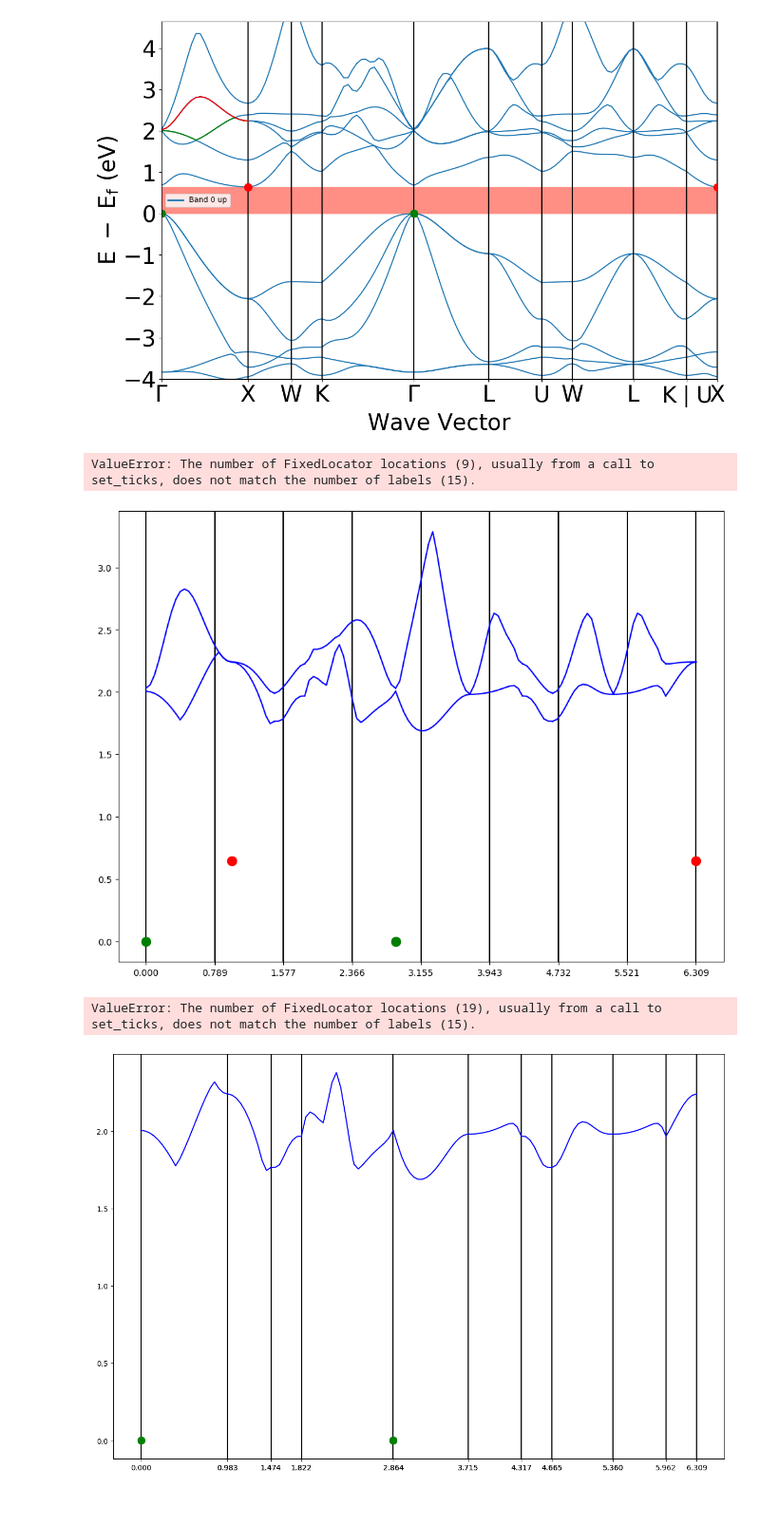
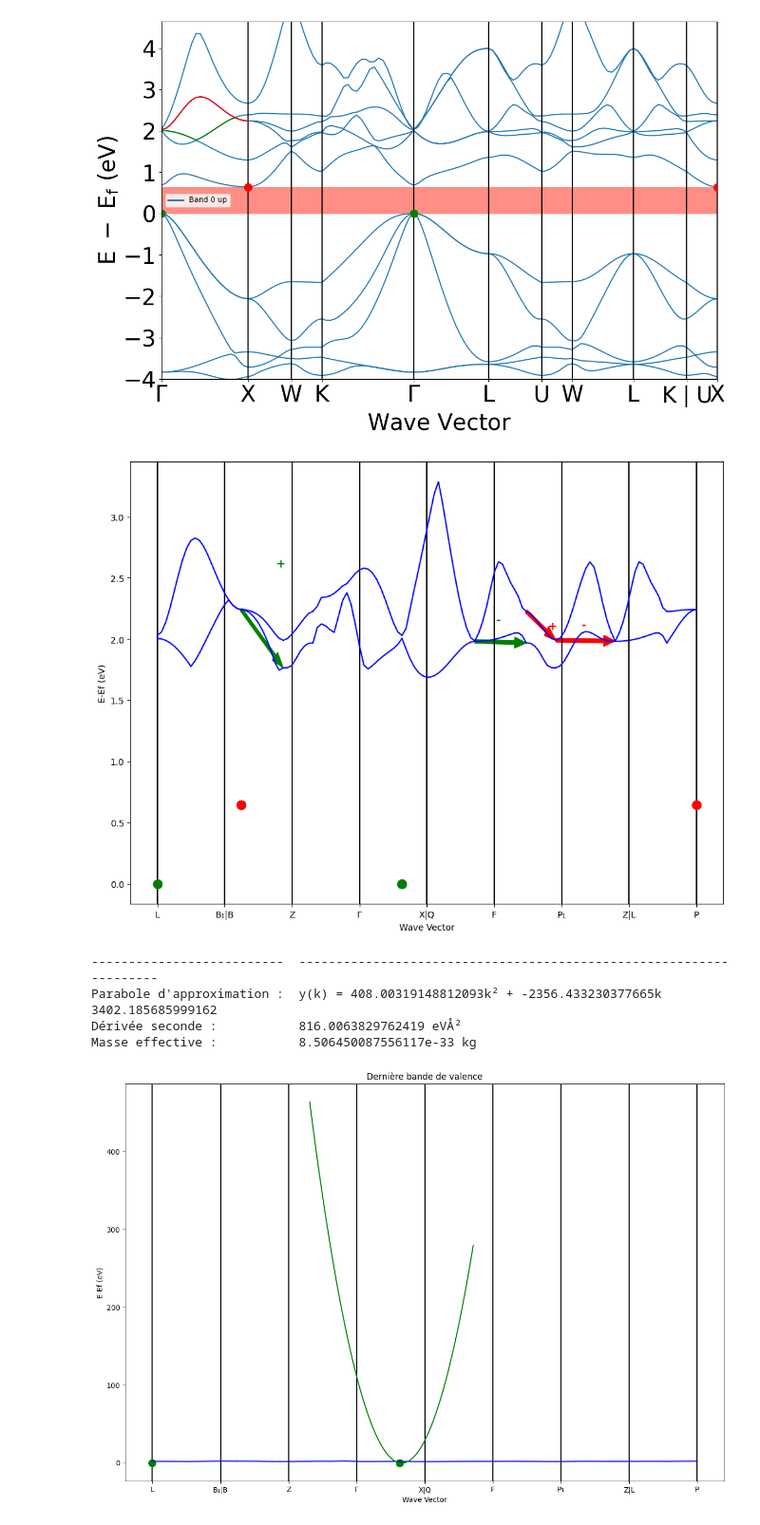
Before and after one commit to mauromatt/lmapr1492, a Jupyter notebook: el_bands.ipynb, the cells around one changed output. Shown: that part at 95% size. Saved outputs shown, nothing was run; the diff lists cells and outputs as text; code cells hidden in the pictures.

```diff
--- a/el_bands.ipynb
+++ b/el_bands.ipynb
@@ -109,7 +109,7 @@ for i in range(len(distances)):
 
 
 ax.set_xticks(distance)
-ax.set_xticklabels(['\u0393','L',"",'B\u2081|B','Z',"",'\u0393',"",'X|Q','F',"",'P\u2081',"",'Z|L','P'])
+ax.set_xticklabels(['L','B\u2081|B','Z','\u0393','X|Q','F','P\u2081','Z|L','P'])
 ax.set_xlabel('Wave Vector')
 ax.set_ylabel('E-Ef (eV)')
 
@@ -125,44 +125,46 @@ plt.text(vbs[1,minVb]+0.25,vbs[2,minVb]+0.15,"-",fontsize=13,fontweight='bold',c
 
 plt.show()
 # %% [output]
-ValueError: The number of FixedLocator locations (9), usually from a call to set_ticks, does not match the number of labels (15).
-[figure, old version]
+[figure, new version]
 # %%
 #plot de la dernière bande de valence et des VBM
 fig,ax = plt.subplots(1,1,figsize=[15,10])
 for i in range(len(distance)):
 	plt.axvline(distance[i],0,color="black")
 for i in range(len(vbms)):
 	(a,b) = vbms[i]
 	plt.plot(a,b,'og',markersize=10)
 for i in range(len(distances)):
 	plt.plot(distances[i],energy.get('1')[i][15],'b')
 ax.set_xticks(distance)
-ax.set_xticklabels(['\u0393','L',"",'B\u2081|B','Z',"",'\u0393',"",'X|Q','F',"",'P\u2081',"",'Z|L','P'])
+ax.set_xticklabels(['L','B\u2081|B','Z','\u0393','X|Q','F','P\u2081','Z|L','P'])
 ax.set_xlabel('Wave Vector')
 ax.set_ylabel('E-Ef (eV)')
 plt.title('Dernière bande de valence')
 
 #calcul de la parabole d'approximation aux alentours du VBM
 ks = np.zeros(3)
 es = np.zeros(3)
 (ks[1],es[1]) = vbms[1]
-(ks[0],es[0]) = (distances[3][-2],energy[3].get('1')[15][-2])
-(ks[2],es[2]) = (distances[4][2],energy[4].get('1')[15][2])
+(ks[0],es[0]) = (distances[3][-2],energy.get('1')[3][15][-2])
+(ks[2],es[2]) = (distances[4][2],energy.get('1')[4][15][2])
 a = np.polyfit(ks,es,2)
 
 #affichage des résultats
 print(tabulate([["Parabole d'approximation : ","y(k) = "+str(a[0])+"k\u00b2 + "+str(a[1])+"k "+str(a[2])],
 	            ["Dérivée seconde : ",str(2*a[0])+" eV\u212b\u00b2"],
                 ["Masse effective : ",str(hbar2/(2*a[0]*electronvolt*(angstrom)**2))+" kg"]],
 	            headers=["",""]))
 print("\n")
 x = np.linspace(distances[3][0],distances[4][-1],1000)
 plt.plot(x,np.polyval(a,x),'g')
 plt.show()
 # %% [output]
-ValueError: The number of FixedLocator locations (19), usually from a call to set_ticks, does not match the number of labels (15).
+--------------------------  -------------------------------------------------------------------
+Parabole d'approximation :  y(k) = 408.00319148812093k² + -2356.433230377665k 3402.185685999162
+Dérivée seconde :           816.0063829762419 eVÅ²
+Masse effective :           8.506450087556117e-33 kg
-[figure, old version]
+[figure, new version]
 # %%
 #plot de la première bande de conduction et du CBM
 fig,ax = plt.subplots(1,1,figsize=[15,10])
```
Also changed, not shown: parts of 1 cell of this notebook.
